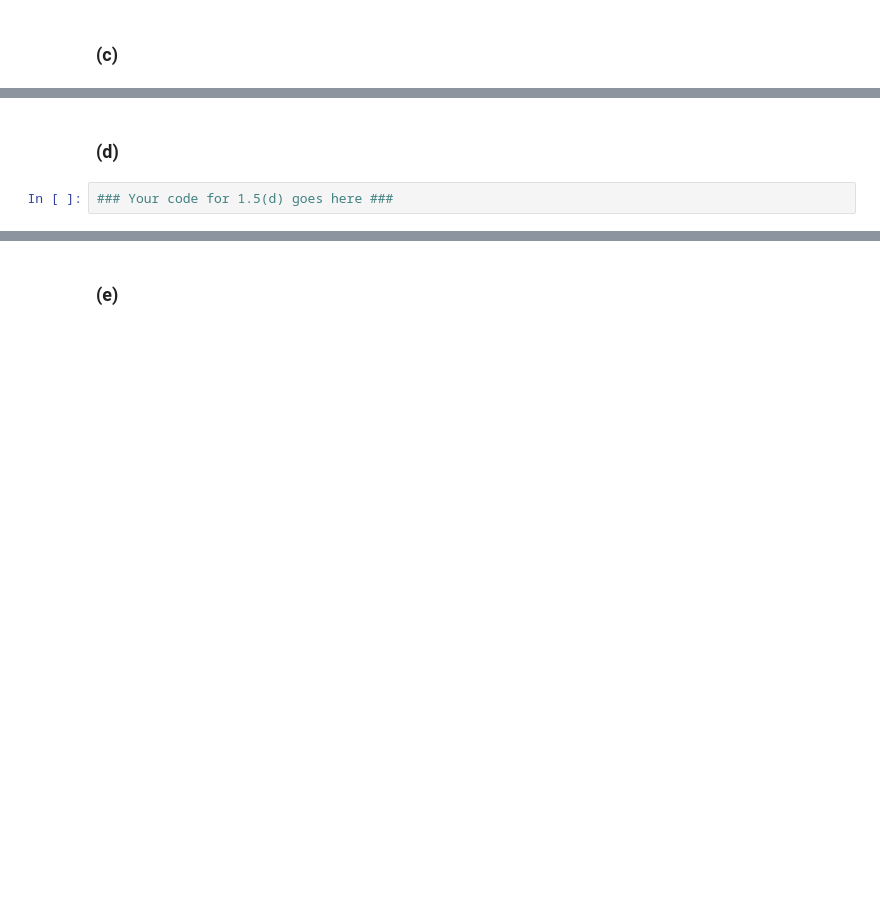
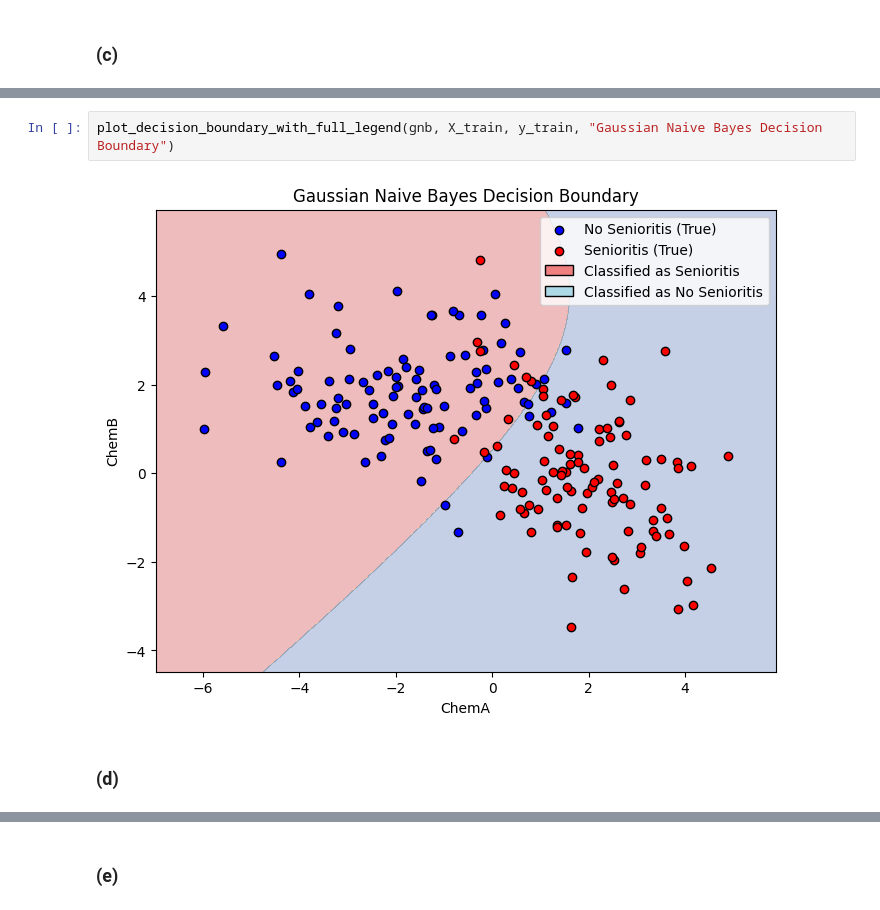
Before and after one commit to ALIENHZ1/ECE_ML, a Jupyter notebook: Exercise_4/Exercise#4_SubmissionTemplate.ipynb, the cells around one changed output, grey strips where cells are left out. Drawn from its saved outputs; the diff is of its cells as text; blank space fills up the shorter version.

```diff
--- a/Exercise_4/Exercise#4_SubmissionTemplate.ipynb
+++ b/Exercise_4/Exercise#4_SubmissionTemplate.ipynb
@@ -309,4 +468,6 @@ _[Your answer for 1.4 goes here]_
+# %%
+plot_decision_boundary_with_full_legend(gnb, X_train, y_train, "Gaussian Naive Bayes Decision Boundary")
+# %% [output]
+[figure, added]
 # %% [markdown]
 ### (d)
-# %%
-### Your code for 1.5(d) goes here ###
```
Also changed, not shown: parts of 23 cells of this notebook, 3 other files.
